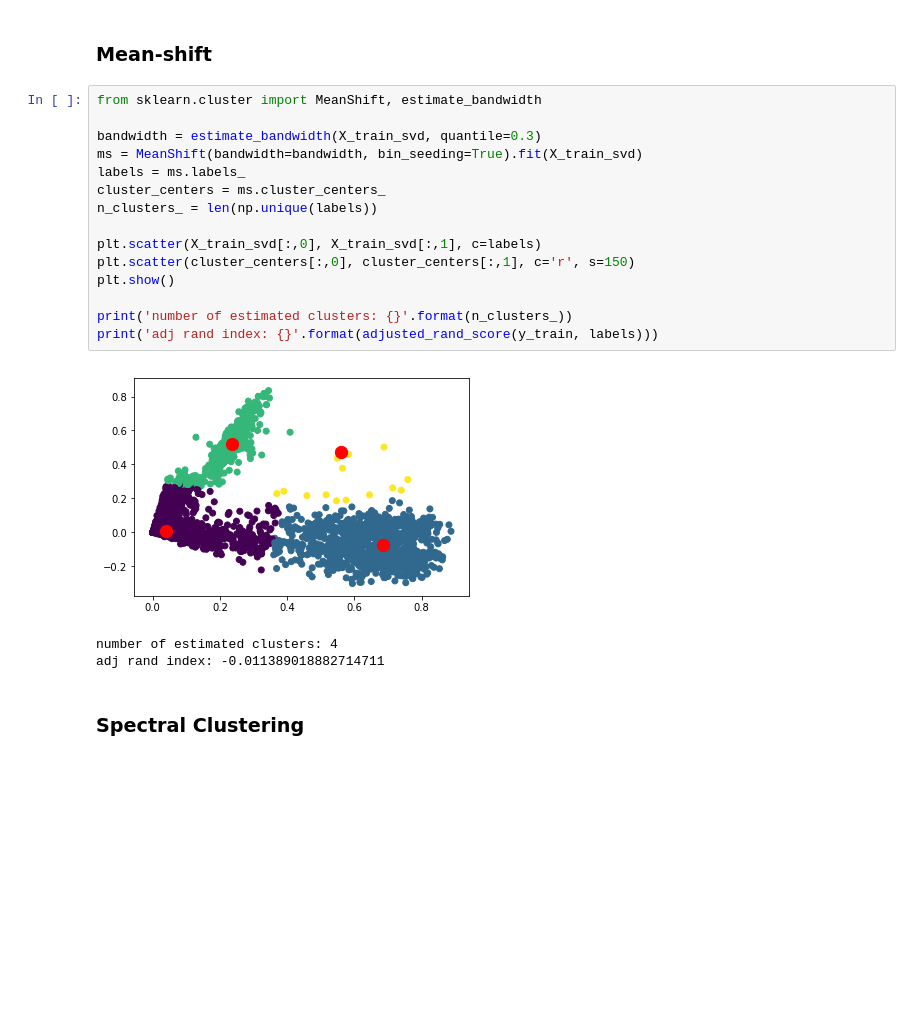
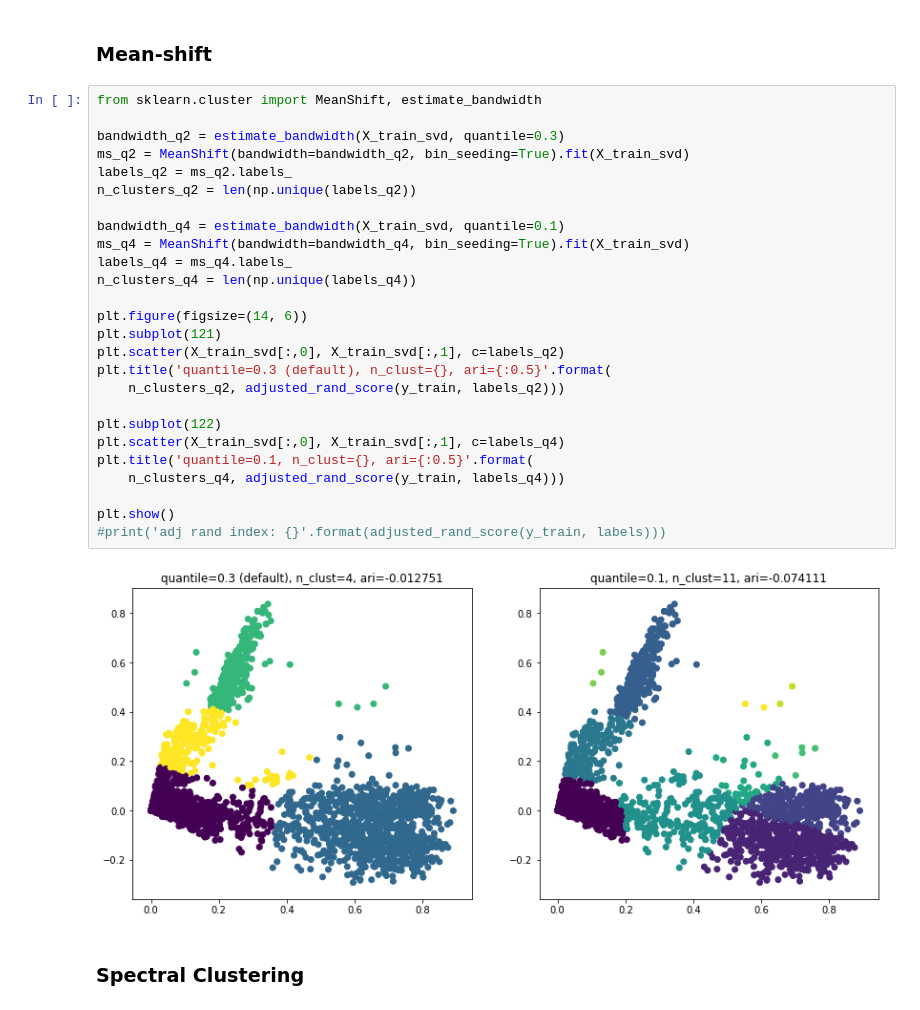
Before and after one commit to brianmcguckin/thinkful_unit_04_capstone, a Jupyter notebook: 04_capstone_v0.1.ipynb, the cells around one changed output. Cells and saved outputs as stored; diff of their text form; blank space fills up the shorter version.

```diff
--- a/04_capstone_v0.1.ipynb
+++ b/04_capstone_v0.1.ipynb
@@ -247,22 +264,31 @@ adj rand index: 0.03379115412538776
 # %%
 from sklearn.cluster import MeanShift, estimate_bandwidth
 
-bandwidth = estimate_bandwidth(X_train_svd, quantile=0.3)
-ms = MeanShift(bandwidth=bandwidth, bin_seeding=True).fit(X_train_svd)
-labels = ms.labels_
-cluster_centers = ms.cluster_centers_
-n_clusters_ = len(np.unique(labels))
+bandwidth_q2 = estimate_bandwidth(X_train_svd, quantile=0.3)
+ms_q2 = MeanShift(bandwidth=bandwidth_q2, bin_seeding=True).fit(X_train_svd)
+labels_q2 = ms_q2.labels_
+n_clusters_q2 = len(np.unique(labels_q2))
 
-plt.scatter(X_train_svd[:,0], X_train_svd[:,1], c=labels)
-plt.scatter(cluster_centers[:,0], cluster_centers[:,1], c='r', s=150)
+bandwidth_q4 = estimate_bandwidth(X_train_svd, quantile=0.1)
+ms_q4 = MeanShift(bandwidth=bandwidth_q4, bin_seeding=True).fit(X_train_svd)
+labels_q4 = ms_q4.labels_
+n_clusters_q4 = len(np.unique(labels_q4))
+
+plt.figure(figsize=(14, 6))
+plt.subplot(121)
+plt.scatter(X_train_svd[:,0], X_train_svd[:,1], c=labels_q2)
+plt.title('quantile=0.3 (default), n_clust={}, ari={:0.5}'.format(
+    n_clusters_q2, adjusted_rand_score(y_train, labels_q2)))
+
+plt.subplot(122)
+plt.scatter(X_train_svd[:,0], X_train_svd[:,1], c=labels_q4)
+plt.title('quantile=0.1, n_clust={}, ari={:0.5}'.format(
+    n_clusters_q4, adjusted_rand_score(y_train, labels_q4)))
+
 plt.show()
-
-print('number of estimated clusters: {}'.format(n_clusters_))
-print('adj rand index: {}'.format(adjusted_rand_score(y_train, labels)))
+#print('adj rand index: {}'.format(adjusted_rand_score(y_train, labels)))
 # %% [output]
-[figure, old version]
+[figure, new version]
-number of estimated clusters: 4
-adj rand index: -0.011389018882714711
 # %% [markdown]
 ### Spectral Clustering
 # %%
```
Also changed, not shown: parts of 11 cells of this notebook, 1 other file.
